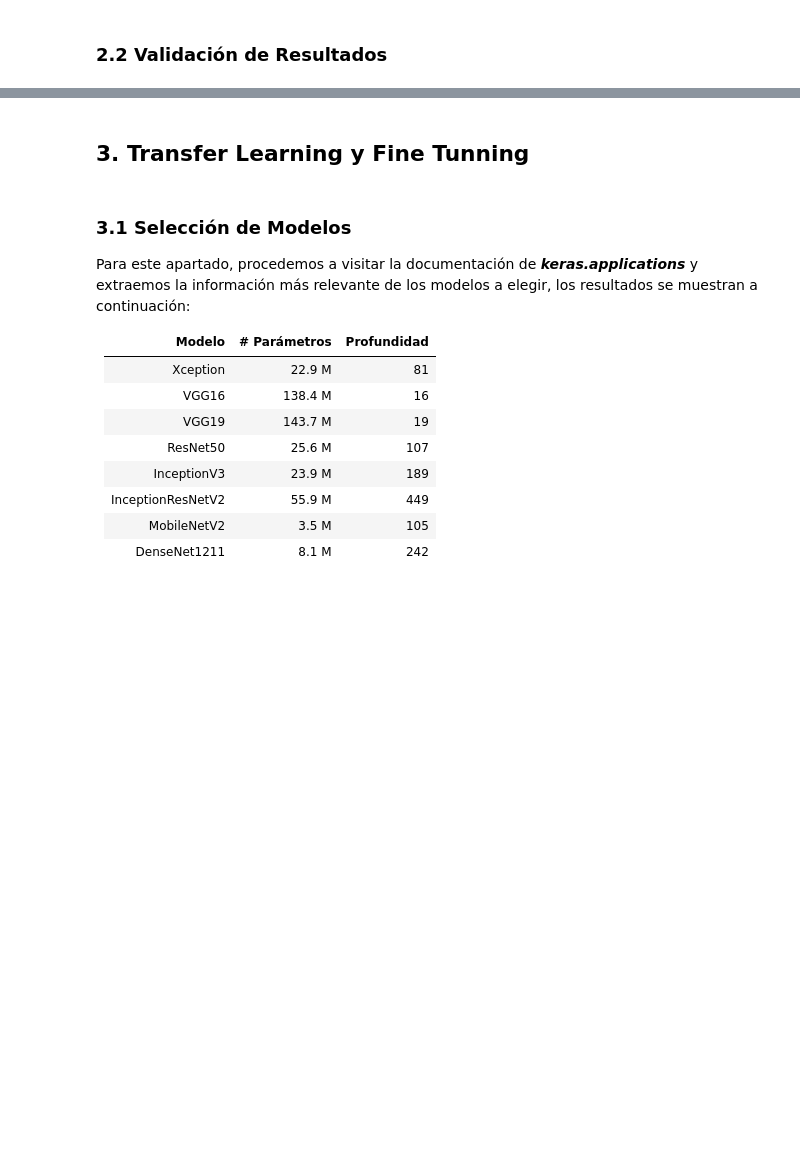
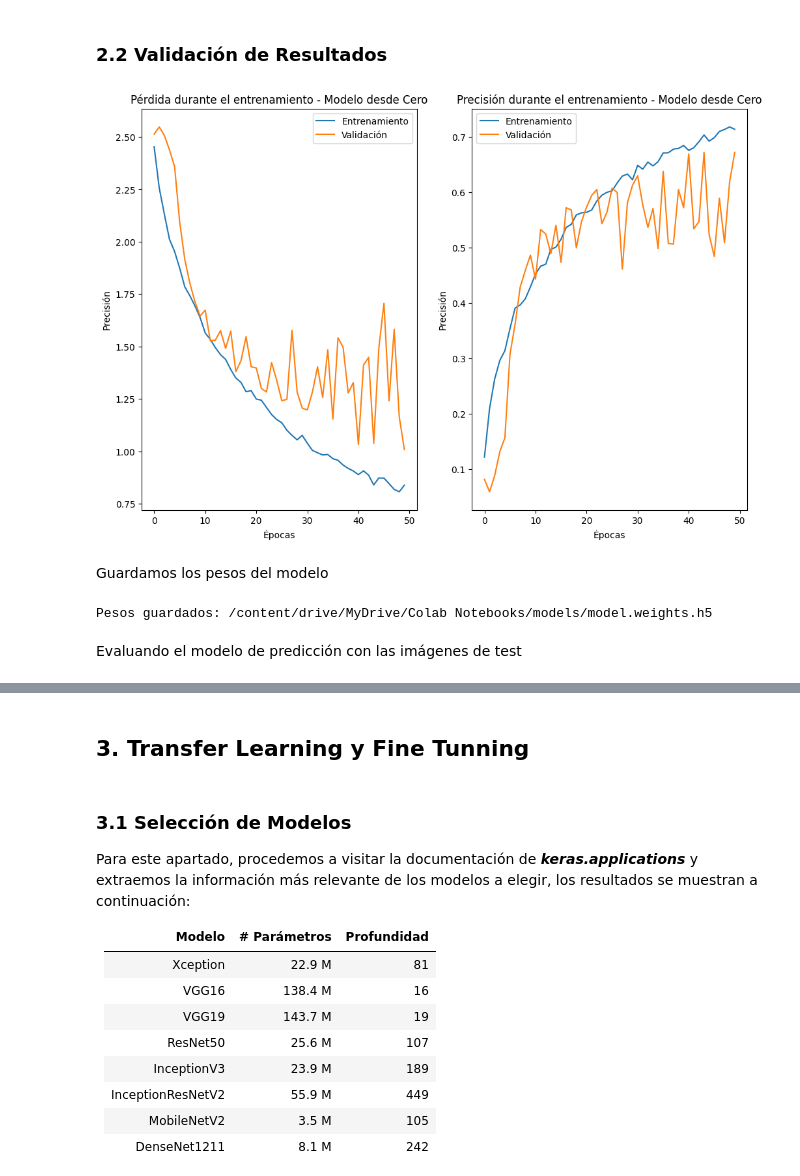
Before and after one commit to scarabinoalbano/07MIAR_04_A_2025-26_Redes-Neuronales-y-Deep-Learning, a Jupyter notebook: 07MIAR_Proyecto_Programacion_Grupo8.ipynb, the cells around one changed output, grey strips where cells are left out. Saved outputs shown, nothing was run; the diff lists cells and outputs as text; code cells hidden in the pictures; blank space fills up the shorter version.

```diff
--- a/07MIAR_Proyecto_Programacion_Grupo8.ipynb
+++ b/07MIAR_Proyecto_Programacion_Grupo8.ipynb
@@ -128,7 +225,7 @@ train_dataset = train_dataset.shuffle(1000).batch(32).prefetch(tf.data.AUTOTUNE)
 
 val_dataset = tf.data.Dataset.from_tensor_slices((X_val.values,y_val.values))
 val_dataset = val_dataset.map(tf_load_image, num_parallel_calls=tf.data.AUTOTUNE)
-val_dataset = val_dataset.shuffle(1000).batch(32).prefetch(tf.data.AUTOTUNE)
+val_dataset = val_dataset.batch(32).prefetch(tf.data.AUTOTUNE)
 
 test_dataset = tf.data.Dataset.from_tensor_slices((X_test.values,y_test.values))
 test_dataset = test_dataset.map(tf_load_image, num_parallel_calls=tf.data.AUTOTUNE)
@@ -293,0 +406,9 @@ Sun Nov  9 17:36:50 2025
+# %%
+history = model.fit(
+    train_dataset,
+    epochs=50,
+    validation_data=val_dataset,
+    verbose=1,
+    callbacks=[early_stopping,checkpoint_sm],
+    class_weight=class_weight_dict
+)
@@ -315,0 +453,17 @@ def plot_training(history_training,model_name):
+# %%
+plot_training(history, 'Modelo desde Cero')
+# %% [output]
+[figure, added]
+# %% [markdown]
+Guardamos los pesos del modelo
+# %%
+MODEL_DIR = '/content/drive/MyDrive/Colab Notebooks/models/'
+os.makedirs(MODEL_DIR, exist_ok=True)
+
+weights_path = os.path.join(MODEL_DIR, 'model.weights.h5')
+model.save_weights(weights_path)
+print(f"Pesos guardados: {weights_path}")
+# %% [output]
+Pesos guardados: /content/drive/MyDrive/Colab Notebooks/models/model.weights.h5
+# %% [markdown]
+Evaluando el modelo de predicción con las imágenes de test
```
Also changed, not shown: parts of 70 cells of this notebook.
